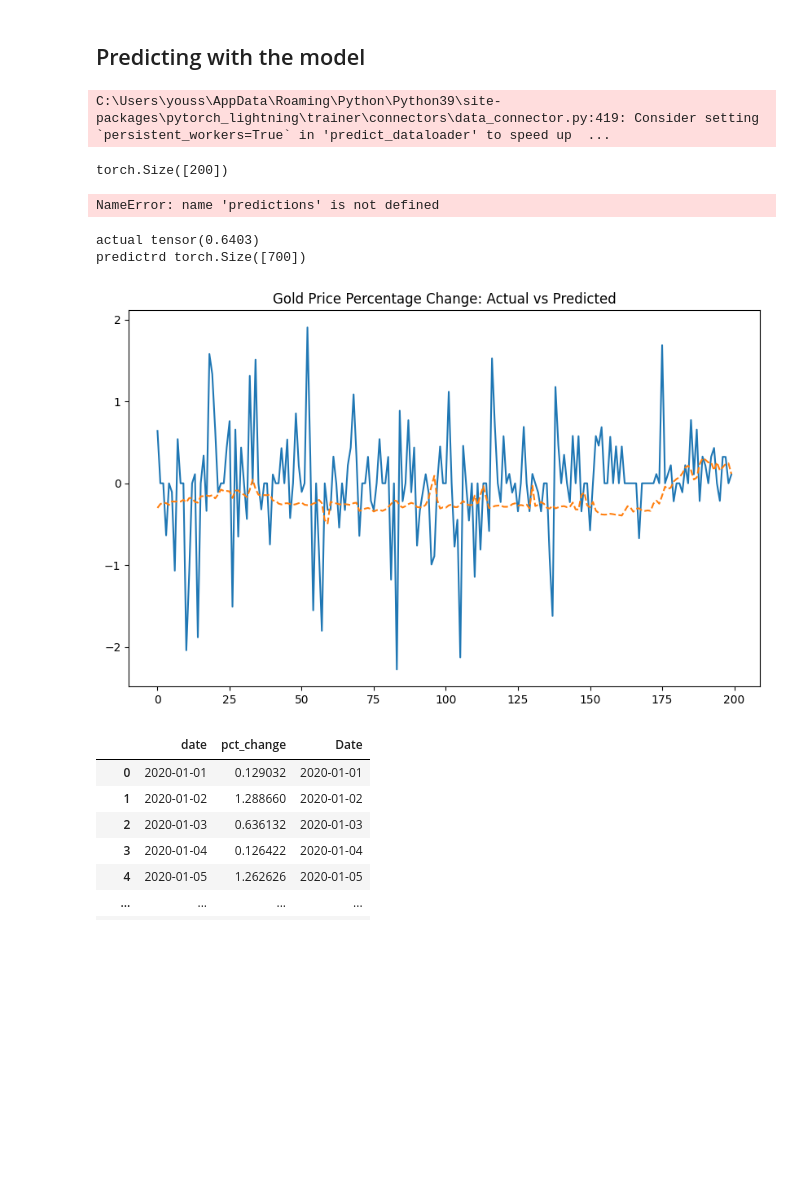
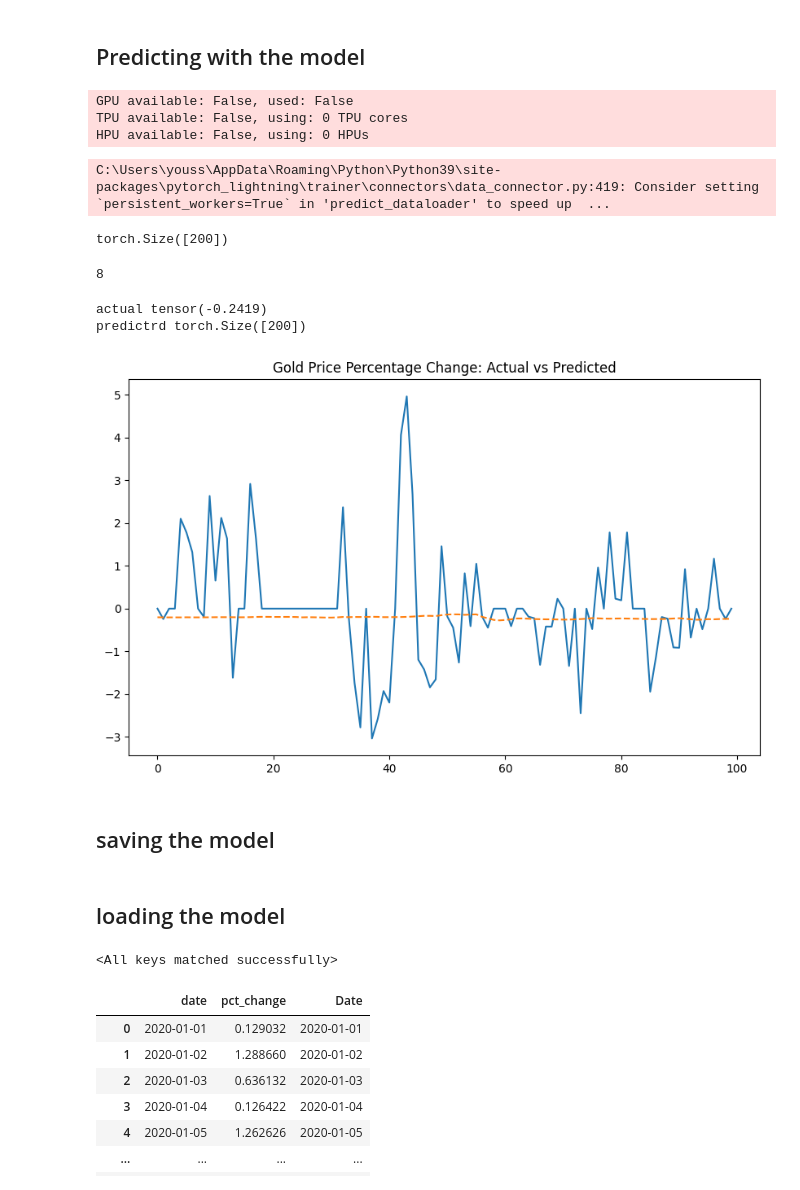
Before and after one commit to mazenwk/beltone-hackathon, a Jupyter notebook: src/Workout/Skeleton.ipynb, the cells around one changed output. Drawn from its saved outputs; the diff is of its cells as text; code cells hidden in the pictures; blank space fills up the shorter version.

```diff
--- a/src/Workout/Skeleton.ipynb
+++ b/src/Workout/Skeleton.ipynb
@@ -384,13 +387,17 @@ print(len(val_dataset))
 466
 # %% [markdown]
 ## Wrapping the model in `pytorch_lightning.LightningModule`
-# %%
-
-class CustomMultiHorizonMetric(MultiHorizonMetric):
-
-    def loss(self, y_pred , target) -> torch.Tensor:
-
-        return MAE()(y_pred, target)
+# %%
+from pytorch_forecasting.metrics import QuantileLoss
+
+class CustomMultiHorizonMetric(MultiHorizonMetric):
+  def loss(self, y_pred, target) -> torch.Tensor:
+        quantiles = [0.1, 0.5, 0.9]  # Use multiple quantiles
+        losses = []
+        for q in quantiles:
+            quantile_loss = QuantileLoss(quantiles=[q])(y_pred, target)
+            losses.append(quantile_loss)
+        return torch.mean(torch.stack(losses))
 # %%
 class TemporalFusionTransformerModule(pl.LightningModule):
     def __init__(self, model: TemporalFusionTransformer):
@@ -473,7 +473,7 @@ module = TemporalFusionTransformerModule(model).to(device)
 C:\Users\youss\AppData\Roaming\Python\Python39\site-packages\lightning\pytorch\utilities\parsing.py:208: Attribute 'loss' is an instance of `nn.Module` and is already saved during checkpointing. It is ...
 C:\Users\youss\AppData\Roaming\Python\Python39\site-packages\lightning\pytorch\utilities\parsing.py:208: Attribute 'logging_metrics' is an instance of `nn.Module` and is already saved during checkpoin ...
 # %%
-trainer = Trainer(max_epochs=2, accelerator=device)
+trainer = Trainer(max_epochs=0, accelerator=device)
 # Fit the model
 module.train()
 trainer.fit(
@@ -497,5 +537,11 @@ NameError: name 'exit' is not defined
 # %% [markdown]
 ## Predicting with the model
+# %%
+trainer1 = Trainer()
+# %% [output]
+GPU available: False, used: False
+TPU available: False, using: 0 TPU cores
+HPU available: False, using: 0 HPUs
 # %%
 # Get predictions
 predictions = trainer.predict(module, dataloaders=val_dataloader)
@@ -505,30 +551,28 @@ predictions = predictions[0].mean(dim=2)
 C:\Users\youss\AppData\Roaming\Python\Python39\site-packages\pytorch_lightning\trainer\connectors\data_connector.py:419: Consider setting `persistent_workers=True` in 'predict_dataloader' to speed up  ...
 torch.Size([200])
 # %%
-# ys=[]
-# for x,y in iter(val_dataloader):
-#     # print(y[0].shape)
-#     ys.append(y[0])
-# yss=torch.cat(ys,dim=1)
-
-# yss.shape
-# predictions[0]
-predictions.numpy()
+ys=[]
+for x,y in iter(val_dataloader):
+    print(y[0].size(0))
+    break
+# predictions.numpy()
 # %% [output]
-NameError: name 'predictions' is not defined
+8
 # %%
 # Test predictions
-actuals = torch.cat([y[0] for x, y in iter(train_dataloader)],dim=1)
+actuals = torch.cat([y[0] for x, y in iter(val_dataloader)],dim=1)
 
-print('actual',actuals[0][0])
+print('actual',actuals[1][0])
 print('predictrd',predictions[0].shape)
 # Visualize the results
 plt.figure(figsize=(10, 6))
-plt.plot(actuals[0][:max_prediction_length], label='Actual')
-plt.plot(predictions[0][:max_prediction_length], label='Predicted', linestyle='--')
+plt.plot(actuals[0][:100], label='Actual')
+plt.plot(predictions[0][:100], label='Predicted', linestyle='--')
 plt.title('Gold Price Percentage Change: Actual vs Predicted')
 plt.show()
 # %% [output]
-actual tensor(0.6403)
-predictrd torch.Size([700])
+actual tensor(-0.2419)
+predictrd torch.Size([200])
-[figure, old version]
+[figure, new version]
+# %% [markdown]
+## saving the model
@@ -535,3 +585,15 @@ predictrd torch.Size([700])
+# %% [markdown]
+## loading the model
+# %%
+
+with open('../Pickles/TFT_model.pkl', 'rb') as file:
+    loaded_model = joblib.load(file)
+
+
+loaded_module = TemporalFusionTransformerModule(loaded_model).to(device)
+loaded_module.load_state_dict(torch.load((os.path.join('../Checkpoints/', f'tft_module_.pth'))))
+# %% [output]
+<All keys matched successfully>
 # %%
 closing_gold_prices = closing_gold_prices.set_index(closing_gold_prices['Date'])
 gold_prices_target
```
Also changed, not shown: parts of 10 cells of this notebook.
